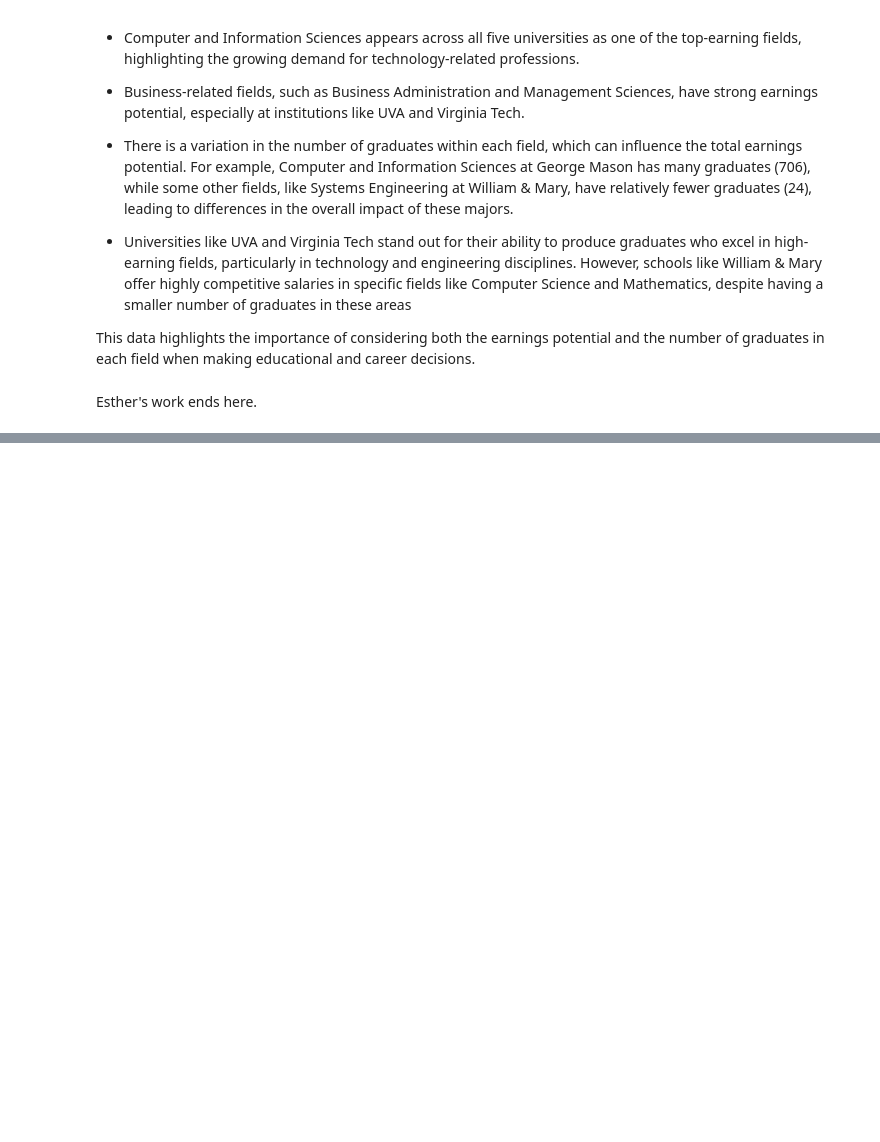
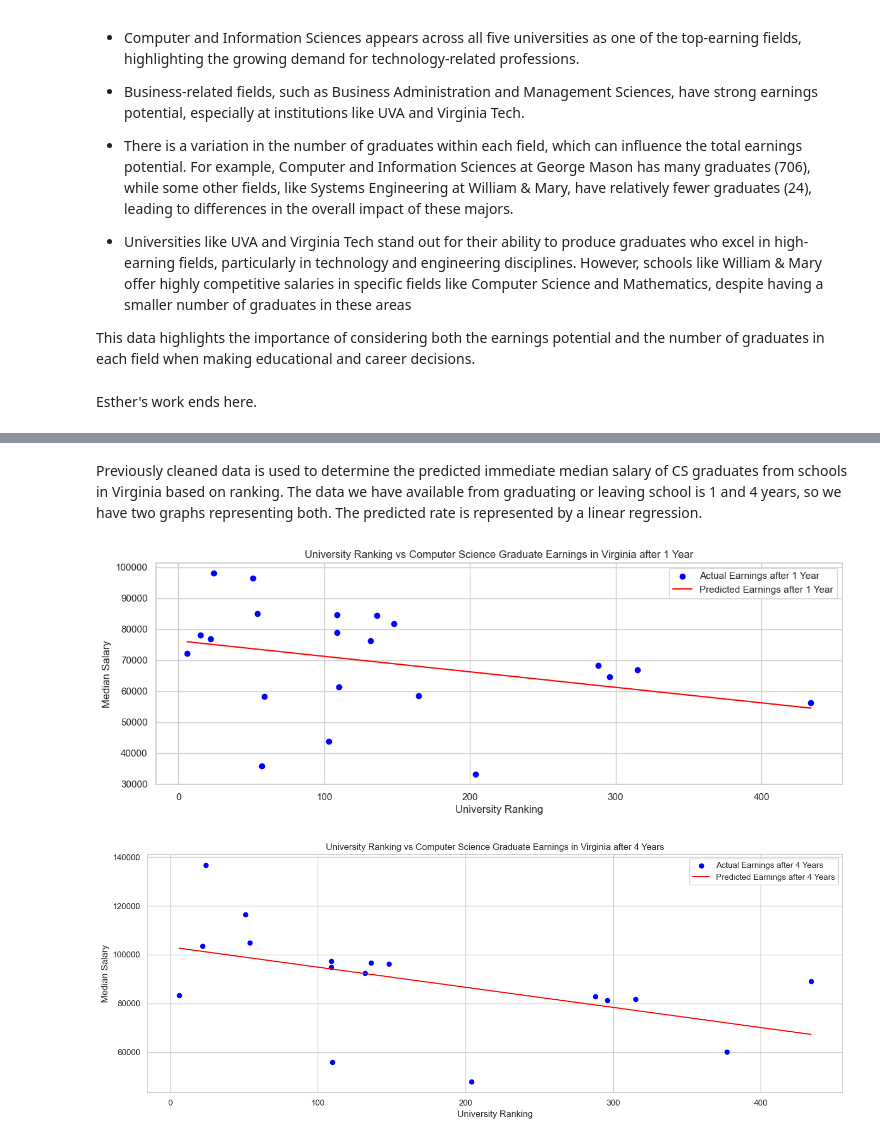
Before and after one commit to estherkdy/CS3654-Project, a Jupyter notebook: Project_latestVersion.ipynb, the cells around one changed output, grey strips where cells are left out. Drawn from its saved outputs; the diff is of its cells as text; code cells hidden in the pictures; blank space fills up the shorter version.

```diff
--- a/Project_latestVersion.ipynb
+++ b/Project_latestVersion.ipynb
@@ -597,0 +602,12 @@ Esther's work ends here.
+# %% [markdown]
+Previously cleaned data is used to determine the predicted immediate median salary of CS graduates from schools in Virginia based on ranking. The data we have available from graduating or leaving school is 1 and 4 years, so we have two graphs representing both. The predicted rate is represented by a linear regression.
+# %%
+# Import data file based on field of study (major)
+import warnings
+warnings.filterwarnings('ignore')
+import pandas as pd
+data = pd.read_csv('Most-Recent-Cohorts-Field-Of-Study.csv')
+
+by_major_df = pd.DataFrame(data)
+# So that we are only seeing bachelor degrees (3 means bachelors)
+by_major_df = by_major_df[by_major_df['CREDLEV'] == 3]
@@ -597,0 +652,49 @@ Esther's work ends here.
+# %%
+#Specify that we are looking for CS majors (some schools refer to it as "Computer and Information Sciences, General.")
+rankings_1yr_cs = rankings_1yr_major[(rankings_1yr_major['Major']=='Computer and Information Sciences, General.') | (rankings_1yr_major['Major']=='Computer Science.')]
+rankings_4yr_cs = rankings_4yr_major[(rankings_4yr_major['Major']=='Computer and Information Sciences, General.') | (rankings_4yr_major['Major']=='Computer Science.')]
+# %%
+# Create scatter plots with a linear regression to determine if there is any correlation
+
+X_1yr_cs = rankings_1yr_cs[['National Rank']]
+Y_1yr_cs = rankings_1yr_cs[['Earnings']]
+
+
+model_1yr_cs = LinearRegression().fit(X_1yr_cs, Y_1yr_cs)
+
+Y_pred_1yr_cs = model_1yr_cs.predict(X_1yr_cs)
+X_pred_1yr_cs = np.linspace(X_1yr_cs.min(), X_1yr_cs.max(), 300).reshape(-1, 1)
+Y_pred_1yr_cs = model_1yr_cs.predict(X_pred_1yr_cs)
+
+plt.figure(figsize=(14, 10))
+plt.subplot(2, 1, 1)
+plt.scatter(X_1yr_cs, Y_1yr_cs, color='blue', label='Actual Earnings after 1 Year')
+plt.plot(X_pred_1yr_cs, Y_pred_1yr_cs, color='red', label='Predicted Earnings after 1 Year')
+plt.title('University Ranking vs Computer Science Graduate Earnings in Virginia after 1 Year')
+plt.xlabel('University Ranking')
+plt.ylabel('Median Salary')
+plt.legend()
+
+X_4yr_cs = rankings_4yr_cs[['National Rank']]
+Y_4yr_cs = rankings_4yr_cs[['Earnings']]
+
+model_4yr_cs = LinearRegression().fit(X_4yr_cs, Y_4yr_cs)
+
+Y_pred_4yr_cs = model_4yr_cs.predict(X_4yr_cs)
+X_pred_4yr_cs = np.linspace(X_4yr_cs.min(), X_4yr_cs.max(), 300).reshape(-1, 1)
+Y_pred_4yr_cs = model_4yr_cs.predict(X_pred_4yr_cs)
+
+plt.figure(figsize=(14, 10))
+plt.subplot(2, 1, 1)
+plt.scatter(X_4yr_cs, Y_4yr_cs, color='blue', label='Actual Earnings after 4 Years')
+plt.plot(X_pred_4yr_cs, Y_pred_4yr_cs, color='red', label='Predicted Earnings after 4 Years')
+plt.title('University Ranking vs Computer Science Graduate Earnings in Virginia after 4 Years')
+plt.xlabel('University Ranking')
+plt.ylabel('Median Salary')
+plt.legend()
+
+plt.tight_layout()
+plt.show()
+# %% [output]
+[figure, added]
+[figure, added]
```
Also changed, not shown: parts of 10 cells of this notebook, 1 other file.
